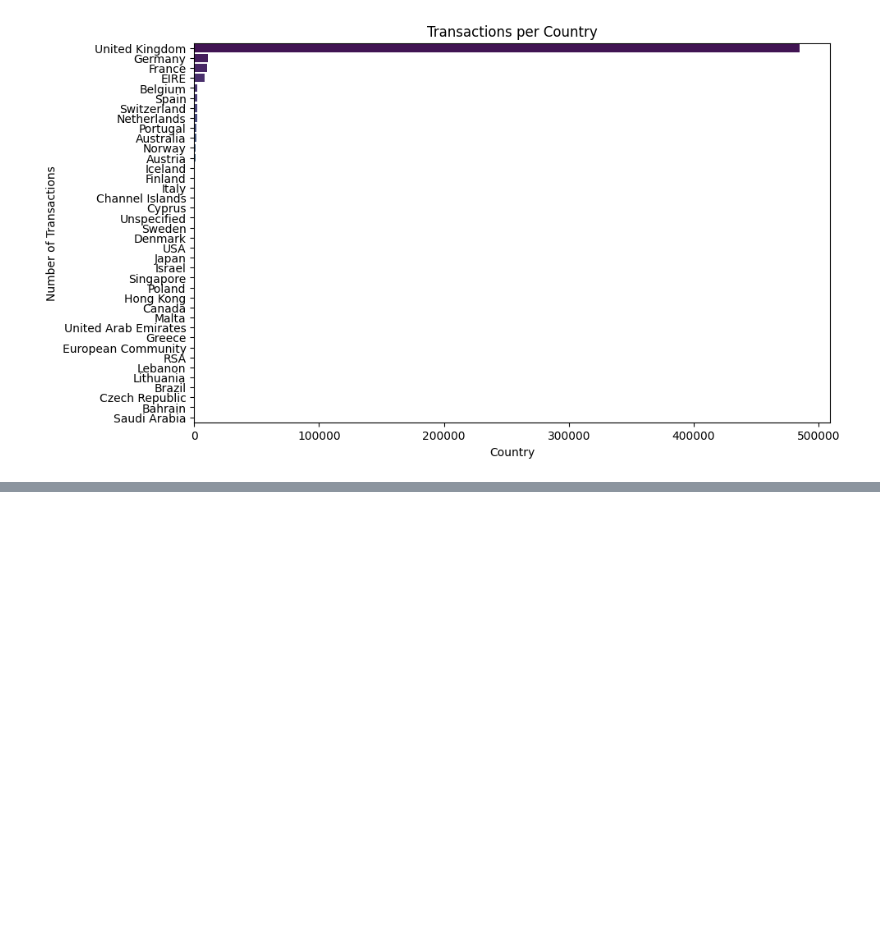
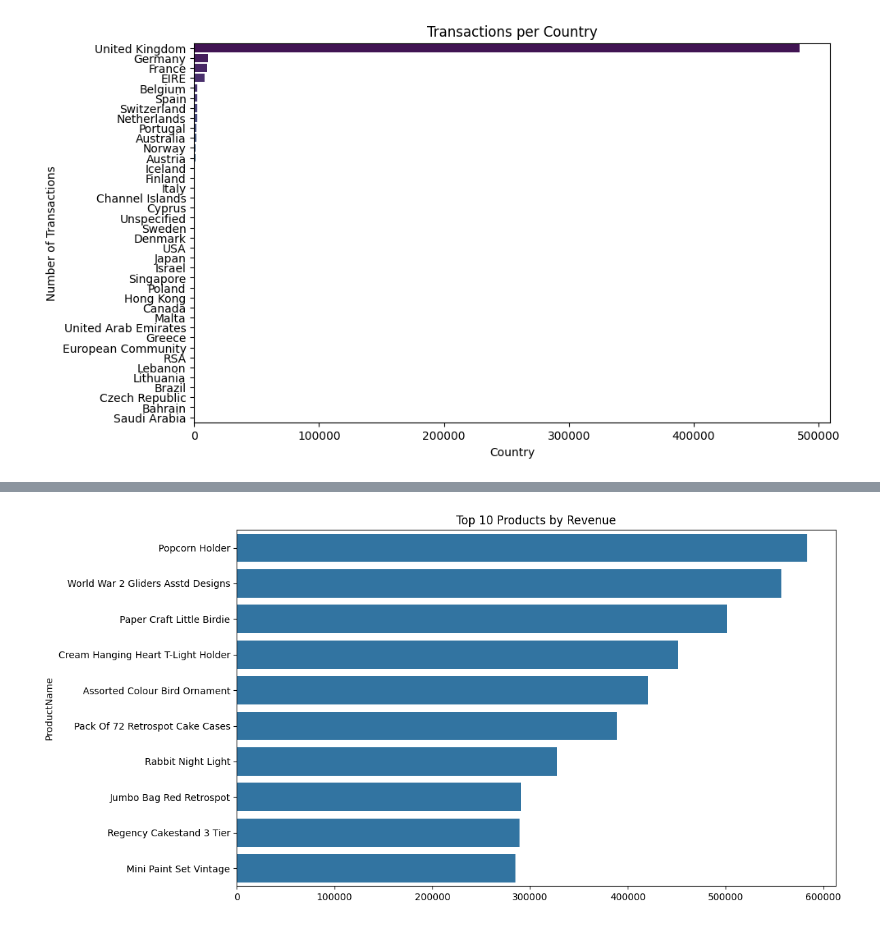
Before and after one commit to Daniel-Harrod13/Ecommerce_trasnaction_Analysis, a Jupyter notebook: Ecommerce_Analysis.ipynb, the cells around one changed output, grey strips where cells are left out. Saved outputs shown, nothing was run; the diff lists cells and outputs as text; code cells hidden in the pictures; blank space fills up the shorter version.

```diff
--- a/Ecommerce_Analysis.ipynb
+++ b/Ecommerce_Analysis.ipynb
@@ -199,0 +242,11 @@ Passing `palette` without assigning `hue` is deprecated and will be removed in v
+# %%
+# 3. Product Analysis
+# Top 10 Products by Revenue
+top_products = df.groupby('ProductName')['TotalAmount'].sum().sort_values(ascending=False).head(10)
+plt.figure(figsize=(12, 6))
+sns.barplot(x=top_products.values, y=top_products.index)
+plt.title('Top 10 Products by Revenue')
+plt.tight_layout()
+plt.show()
+# %% [output]
+[figure, added]
```
Also changed, not shown: parts of 9 cells of this notebook, 2 other files.
